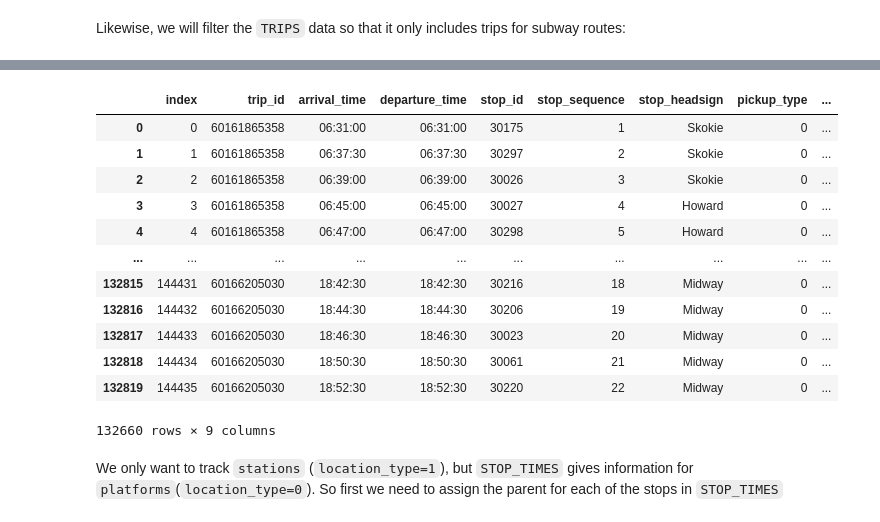
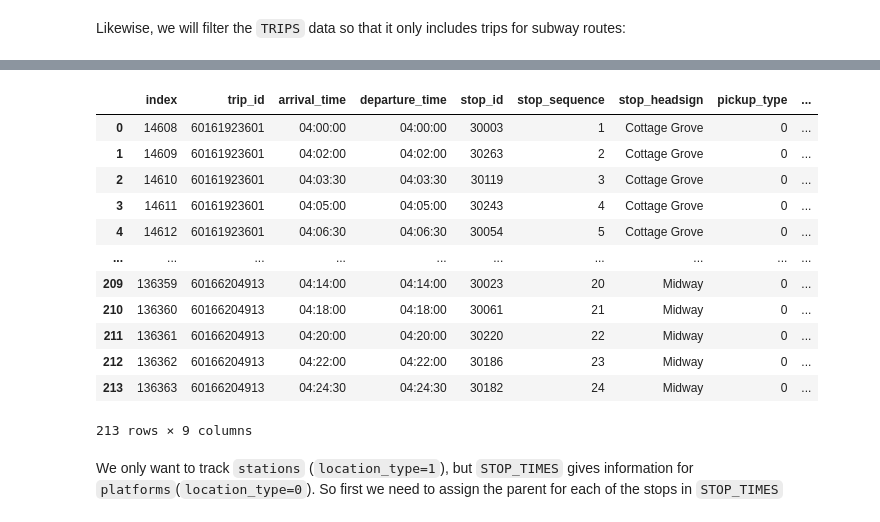
Before and after one commit to atravitz/transit_models, a Jupyter notebook: GTFS_to_networkx.ipynb, the cells around one changed output, grey strips where cells are left out. Drawn from its saved outputs; the diff is of its cells as text; code cells hidden in the pictures.

```diff
--- a/GTFS_to_networkx.ipynb
+++ b/GTFS_to_networkx.ipynb
@@ -39,8 +40,15 @@ Likewise, we will filter the `TRIPS` data so that it only includes trips for sub
 # filter to only include trips with subway route_ids
 TRIPS_subway = TRIPS[TRIPS['route_id'].isin(route_ids_subway)]
 
-# only include one direction to avoid redundancies
+# # only include one direction to avoid redundancies
 # TRIPS_subway = TRIPS_subway[TRIPS_subway['direction_id']==1]
 trip_ids_subway = list(TRIPS_subway['trip_id'].values)
-TRIPS_subway
+
+
+trip_id_dict = {}
+
+for route_id in route_ids_subway:
+    trip_id_dict[route_id] = TRIPS_subway[TRIPS_subway['route_id']==route_id].iloc[0]['trip_id']
+
+trip_id_dict.values()
 # %% [output]
@@ -60,20 +56,20 @@ TRIPS_subway
 # %%
-STOP_TIMES_subway = STOP_TIMES[STOP_TIMES['trip_id'].isin(trip_ids_subway)].reset_index()
+STOP_TIMES_subway = STOP_TIMES[STOP_TIMES['trip_id'].isin(trip_id_dict.values())].reset_index()
 STOP_TIMES_subway[STOP_TIMES_subway['pickup_type'] == 0]
 # %% [output]
 |  | index | trip_id | arrival_time | departure_time | stop_id | stop_sequence | stop_headsign | pickup_type | ... |
-| 0 | 0 | 60161865358 | 06:31:00 | 06:31:00 | 30175 | 1 | Skokie | 0 | ... |
-| 1 | 1 | 60161865358 | 06:37:30 | 06:37:30 | 30297 | 2 | Skokie | 0 | ... |
-| 2 | 2 | 60161865358 | 06:39:00 | 06:39:00 | 30026 | 3 | Skokie | 0 | ... |
-| 3 | 3 | 60161865358 | 06:45:00 | 06:45:00 | 30027 | 4 | Howard | 0 | ... |
-| 4 | 4 | 60161865358 | 06:47:00 | 06:47:00 | 30298 | 5 | Howard | 0 | ... |
+| 0 | 14608 | 60161923601 | 04:00:00 | 04:00:00 | 30003 | 1 | Cottage Grove | 0 | ... |
+| 1 | 14609 | 60161923601 | 04:02:00 | 04:02:00 | 30263 | 2 | Cottage Grove | 0 | ... |
+| 2 | 14610 | 60161923601 | 04:03:30 | 04:03:30 | 30119 | 3 | Cottage Grove | 0 | ... |
+| 3 | 14611 | 60161923601 | 04:05:00 | 04:05:00 | 30243 | 4 | Cottage Grove | 0 | ... |
+| 4 | 14612 | 60161923601 | 04:06:30 | 04:06:30 | 30054 | 5 | Cottage Grove | 0 | ... |
 | ... | ... | ... | ... | ... | ... | ... | ... | ... | ... |
-| 132815 | 144431 | 60166205030 | 18:42:30 | 18:42:30 | 30216 | 18 | Midway | 0 | ... |
-| 132816 | 144432 | 60166205030 | 18:44:30 | 18:44:30 | 30206 | 19 | Midway | 0 | ... |
-| 132817 | 144433 | 60166205030 | 18:46:30 | 18:46:30 | 30023 | 20 | Midway | 0 | ... |
-| 132818 | 144434 | 60166205030 | 18:50:30 | 18:50:30 | 30061 | 21 | Midway | 0 | ... |
-| 132819 | 144435 | 60166205030 | 18:52:30 | 18:52:30 | 30220 | 22 | Midway | 0 | ... |
+| 209 | 136359 | 60166204913 | 04:14:00 | 04:14:00 | 30023 | 20 | Midway | 0 | ... |
+| 210 | 136360 | 60166204913 | 04:18:00 | 04:18:00 | 30061 | 21 | Midway | 0 | ... |
+| 211 | 136361 | 60166204913 | 04:20:00 | 04:20:00 | 30220 | 22 | Midway | 0 | ... |
+| 212 | 136362 | 60166204913 | 04:22:00 | 04:22:00 | 30186 | 23 | Midway | 0 | ... |
+| 213 | 136363 | 60166204913 | 04:24:30 | 04:24:30 | 30182 | 24 | Midway | 0 | ... |
-132660 rows × 9 columns
+213 rows × 9 columns
 # %% [markdown]
 We only want to track `stations` (`location_type=1`), but `STOP_TIMES` gives information for `platforms`(`location_type=0`). So first we need to assign the parent for each of the stops in `STOP_TIMES`
 # %%
```
Also changed, not shown: parts of 8 cells of this notebook.
